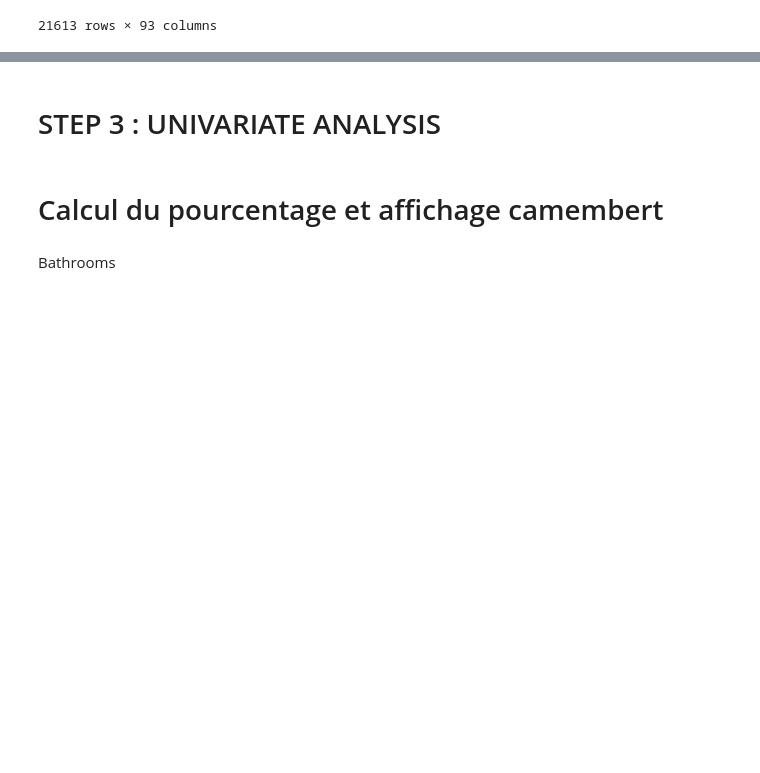
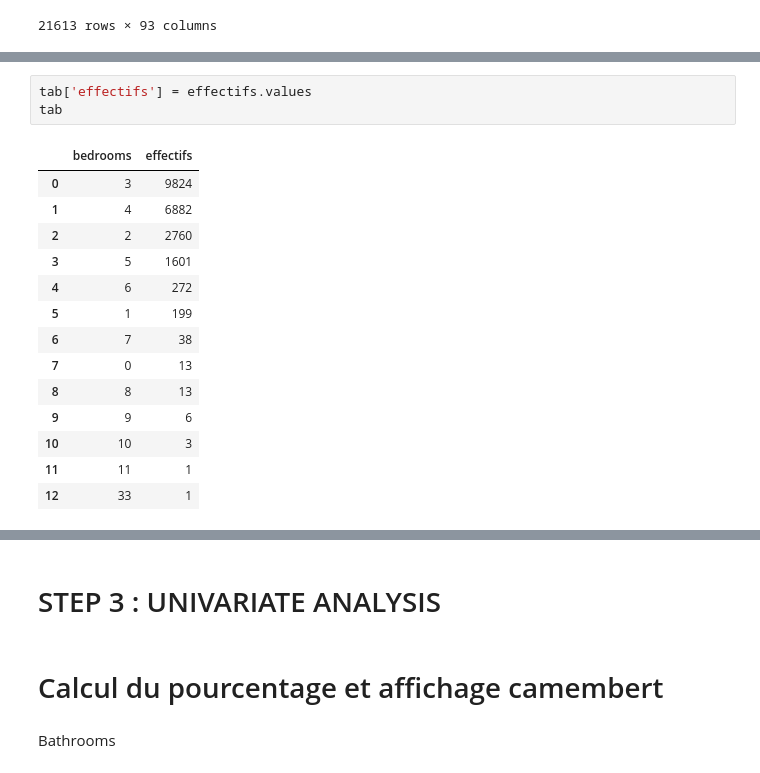
Before and after one commit to NinaNusb/Prediction_prix_maisons, a Jupyter notebook: data_cleaning_analysis.ipynb, the cells around one changed output, grey strips where cells are left out. Saved outputs shown, nothing was run; the diff lists cells and outputs as text; blank space fills up the shorter version.

```diff
--- a/data_cleaning_analysis.ipynb
+++ b/data_cleaning_analysis.ipynb
@@ -182,0 +206,18 @@ df_house_zipcode
+# %%
+tab['effectifs'] = effectifs.values
+tab
+# %% [output]
+|  | bedrooms | effectifs |
+| 0 | 3 | 9824 |
+| 1 | 4 | 6882 |
+| 2 | 2 | 2760 |
+| 3 | 5 | 1601 |
+| 4 | 6 | 272 |
+| 5 | 1 | 199 |
+| 6 | 7 | 38 |
+| 7 | 0 | 13 |
+| 8 | 8 | 13 |
+| 9 | 9 | 6 |
+| 10 | 10 | 3 |
+| 11 | 11 | 1 |
+| 12 | 33 | 1 |
```
Also changed, not shown: parts of 22 cells of this notebook.
